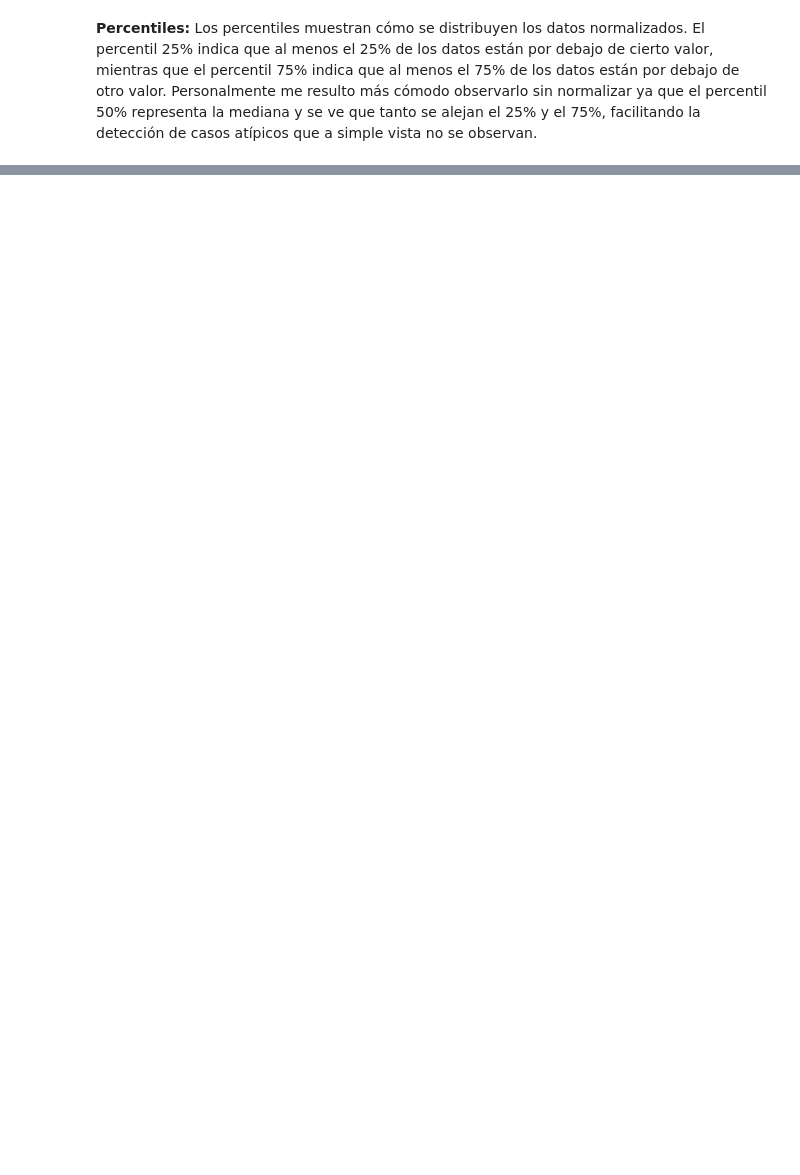
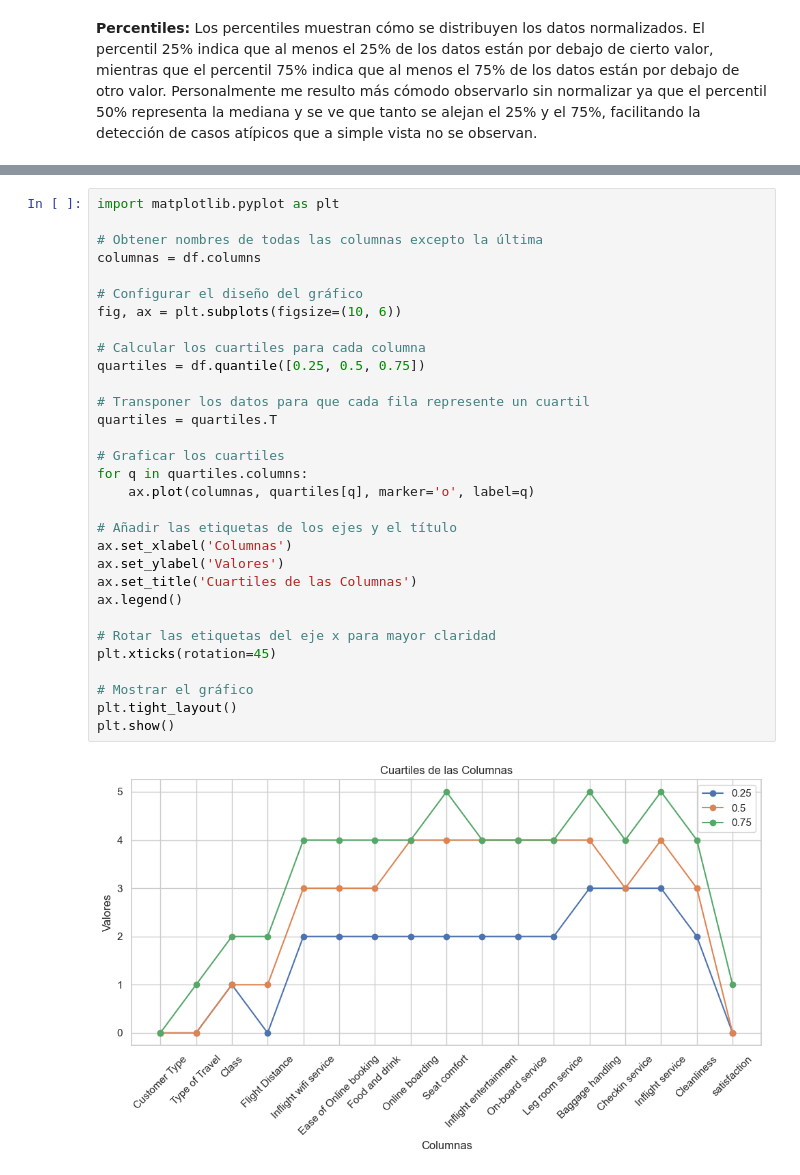
Before and after one commit to MarSiscovich/Airline_Passenger_Satisfaction, a Jupyter notebook: analisis_datos.ipynb, the cells around one changed output, grey strips where cells are left out. Drawn from its saved outputs; the diff is of its cells as text; blank space fills up the shorter version.

```diff
--- a/analisis_datos.ipynb
+++ b/analisis_datos.ipynb
@@ -258,0 +310,33 @@ df.describe()
+# %%
+import matplotlib.pyplot as plt
+
+# Obtener nombres de todas las columnas excepto la última
+columnas = df.columns
+
+# Configurar el diseño del gráfico
+fig, ax = plt.subplots(figsize=(10, 6))
+
+# Calcular los cuartiles para cada columna
+quartiles = df.quantile([0.25, 0.5, 0.75])
+
+# Transponer los datos para que cada fila represente un cuartil
+quartiles = quartiles.T
+
+# Graficar los cuartiles
+for q in quartiles.columns:
+    ax.plot(columnas, quartiles[q], marker='o', label=q)
+
+# Añadir las etiquetas de los ejes y el título
+ax.set_xlabel('Columnas')
+ax.set_ylabel('Valores')
+ax.set_title('Cuartiles de las Columnas')
+ax.legend()
+
+# Rotar las etiquetas del eje x para mayor claridad
+plt.xticks(rotation=45)
+
+# Mostrar el gráfico
+plt.tight_layout()
+plt.show()
+# %% [output]
+[figure, added]
```
Also changed, not shown: parts of 7 cells of this notebook, 1 other file.
